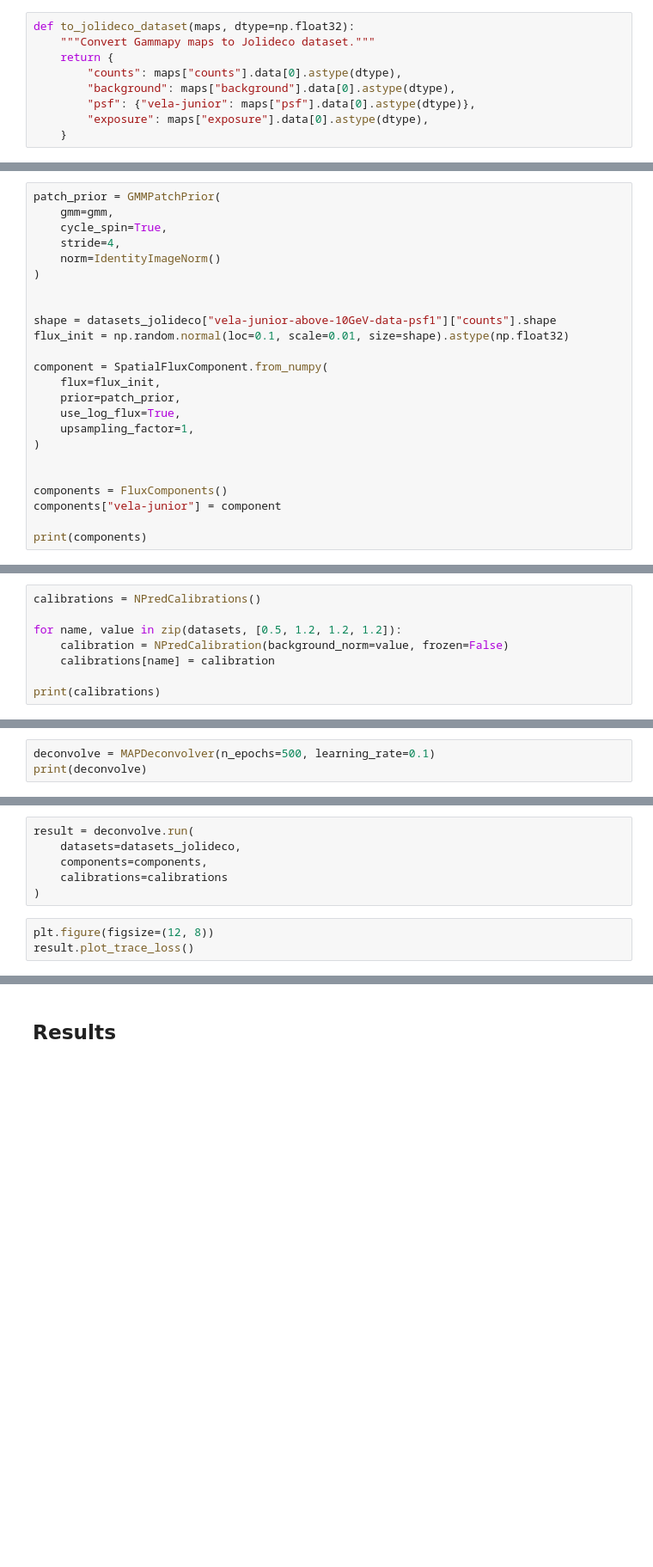
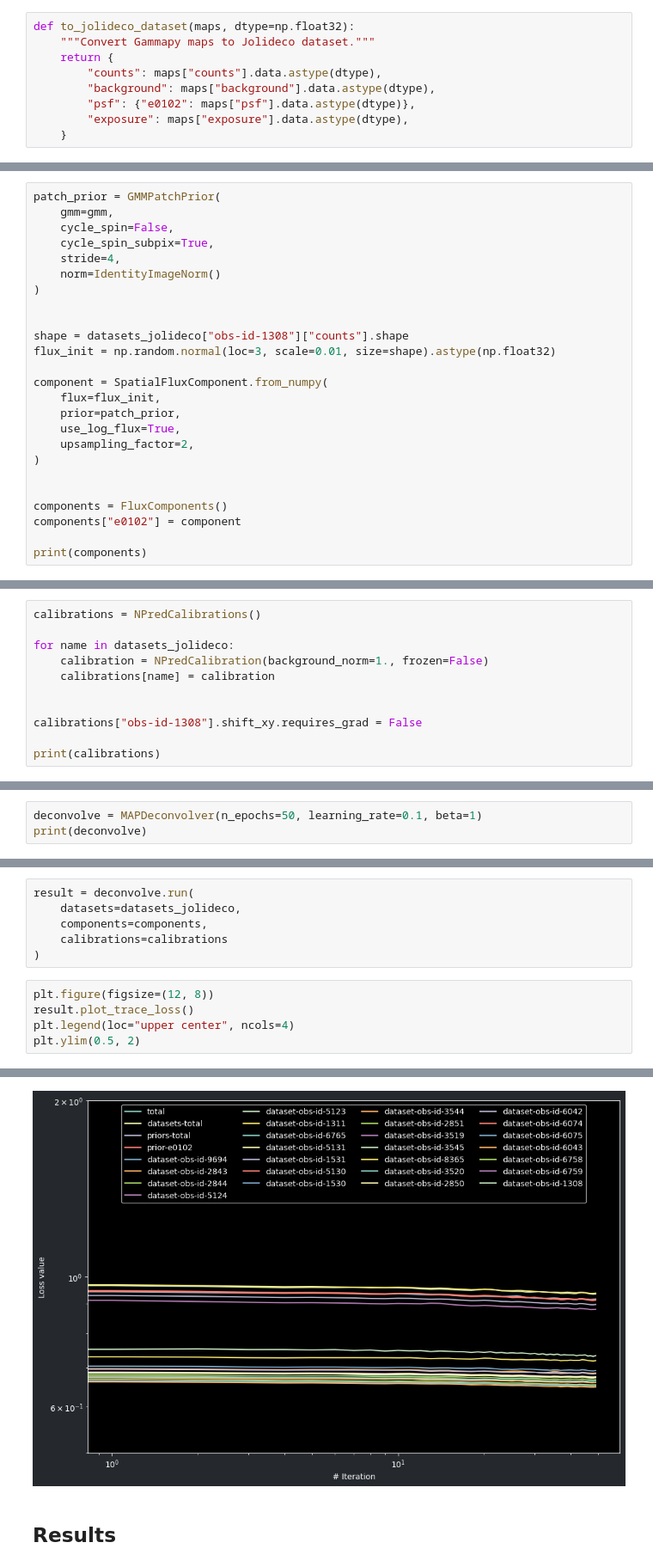
Before and after one commit to jolideco/jolideco-chandra-examples, a Jupyter notebook: workflow/notebooks/jolideco-deconvolution.ipynb, the cells around one changed output, grey strips where cells are left out. Shown at 86% size. Saved outputs shown, nothing was run; the diff lists cells and outputs as text; blank space fills up the shorter version.

```diff
--- a/workflow/notebooks/jolideco-deconvolution.ipynb
+++ b/workflow/notebooks/jolideco-deconvolution.ipynb
@@ -88,10 +98,10 @@ for ax, (name, maps) in zip(axes.flat, datasets.items()):
 def to_jolideco_dataset(maps, dtype=np.float32):
     """Convert Gammapy maps to Jolideco dataset."""
     return {
-        "counts": maps["counts"].data[0].astype(dtype),
-        "background": maps["background"].data[0].astype(dtype),
-        "psf": {"vela-junior": maps["psf"].data[0].astype(dtype)},
-        "exposure": maps["exposure"].data[0].astype(dtype),
+        "counts": maps["counts"].data.astype(dtype),
+        "background": maps["background"].data.astype(dtype),
+        "psf": {"e0102": maps["psf"].data.astype(dtype)},
+        "exposure": maps["exposure"].data.astype(dtype),
     }
 # %%
 datasets_jolideco = {name: to_jolideco_dataset(maps) for name, maps in datasets.items()}
@@ -106,24 +123,25 @@ gmm.plot_mean_images(ncols=16, figsize=(12, 8))
 # %%
 patch_prior = GMMPatchPrior(
     gmm=gmm,
-    cycle_spin=True,
+    cycle_spin=False,
+    cycle_spin_subpix=True,
     stride=4,
     norm=IdentityImageNorm()
 )
 
 
-shape = datasets_jolideco["vela-junior-above-10GeV-data-psf1"]["counts"].shape
-flux_init = np.random.normal(loc=0.1, scale=0.01, size=shape).astype(np.float32)
+shape = datasets_jolideco["obs-id-1308"]["counts"].shape
+flux_init = np.random.normal(loc=3, scale=0.01, size=shape).astype(np.float32)
 
 component = SpatialFluxComponent.from_numpy(
     flux=flux_init,
     prior=patch_prior,
     use_log_flux=True,
-    upsampling_factor=1,
+    upsampling_factor=2,
 )
 
 
 components = FluxComponents()
-components["vela-junior"] = component
+components["e0102"] = component
 
 print(components)
@@ -130,8 +166,11 @@ print(components)
 # %%
 calibrations = NPredCalibrations()
 
-for name, value in zip(datasets, [0.5, 1.2, 1.2, 1.2]):
-    calibration = NPredCalibration(background_norm=value, frozen=False)
+for name in datasets_jolideco:
+    calibration = NPredCalibration(background_norm=1., frozen=False)
     calibrations[name] = calibration
 
+
+calibrations["obs-id-1308"].shift_xy.requires_grad = False
+
 print(calibrations)
@@ -138,3 +195,3 @@ print(calibrations)
 # %%
-deconvolve = MAPDeconvolver(n_epochs=500, learning_rate=0.1)
+deconvolve = MAPDeconvolver(n_epochs=50, learning_rate=0.1, beta=1)
 print(deconvolve)
@@ -147,3 +217,6 @@ result = deconvolve.run(
 # %%
 plt.figure(figsize=(12, 8))
 result.plot_trace_loss()
+plt.legend(loc="upper center", ncols=4)
+plt.ylim(0.5, 2)
+# %% [output]
@@ -150,3 +224,4 @@ result.plot_trace_loss()
+[figure, added]
 # %% [markdown]
 ## Results
 # %%
```
Also changed, not shown: parts of 18 cells of this notebook, 6 other files.
